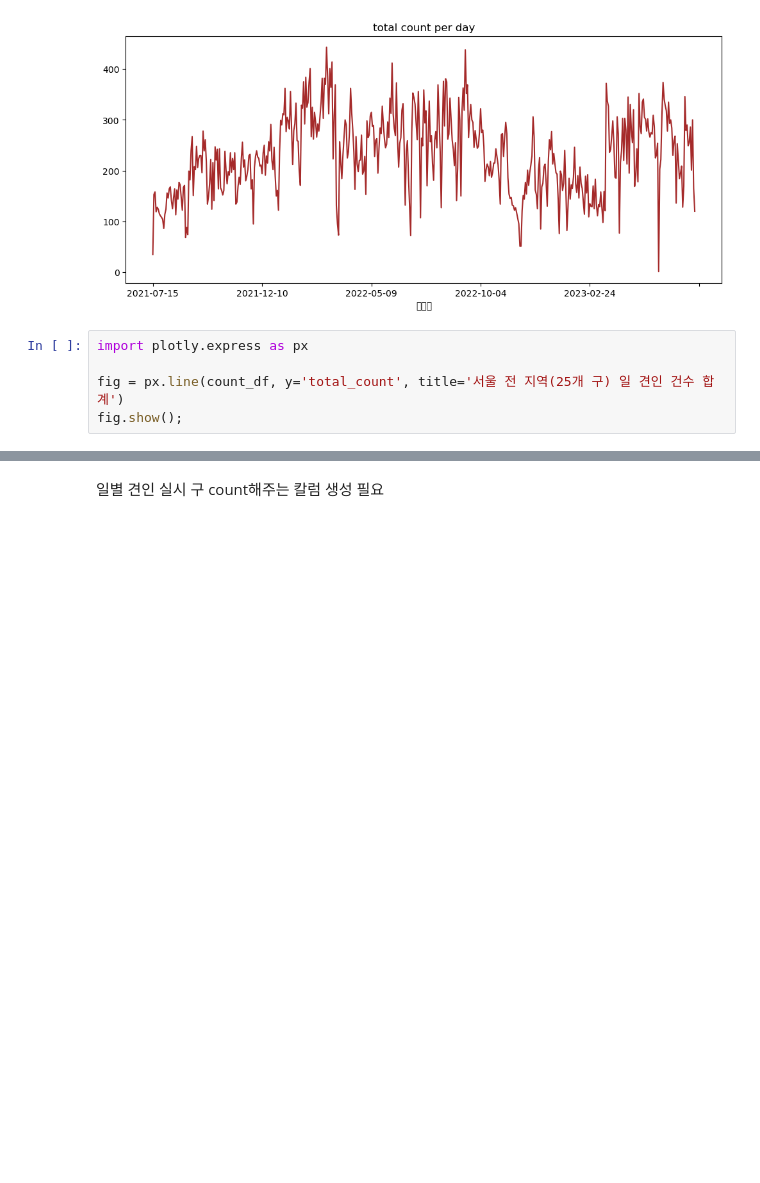
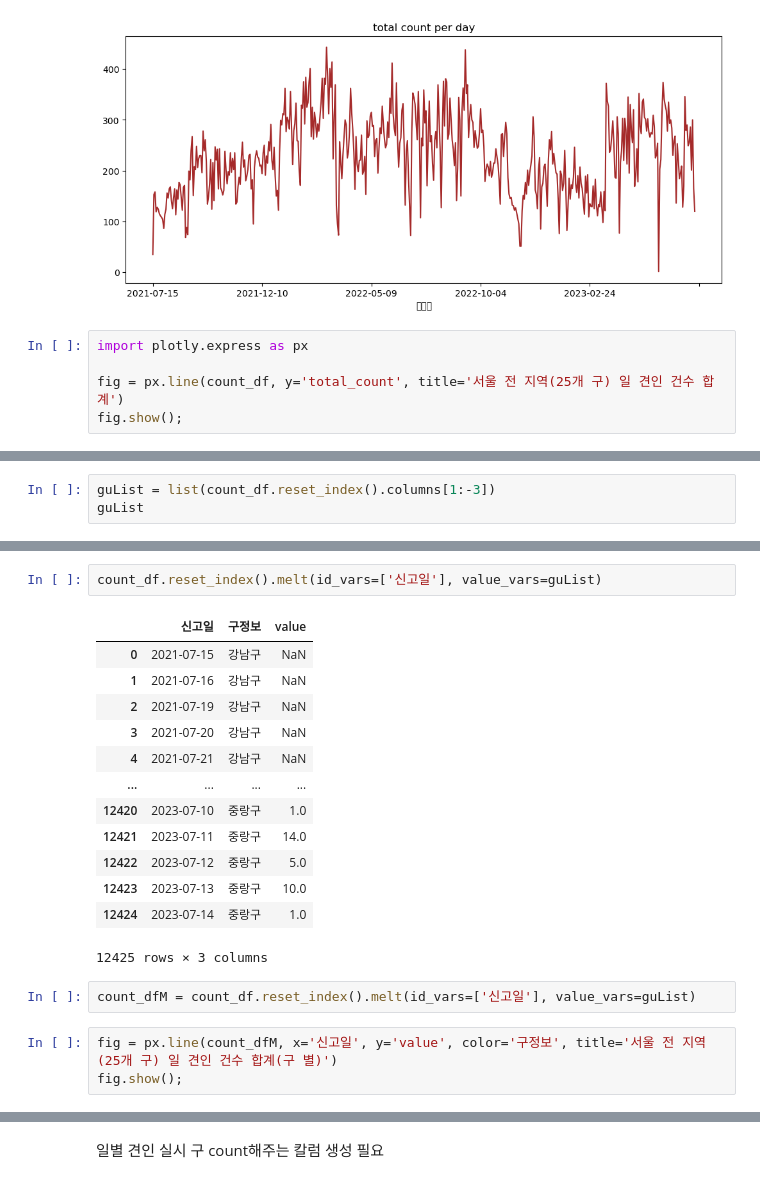
Before and after one commit to dragon11112222/kickboard_towaway_parking_seoul, a Jupyter notebook: 231026visualization.ipynb, the cells around one changed output, grey strips where cells are left out. Drawn from its saved outputs; the diff is of its cells as text; blank space fills up the shorter version.

Commit message:
일 견인 건수 합계 그래프 구별로
- 구별 집계 df를 신고일 기준으로 melt
- plotly.express 그래프
- plotly.graph_objects로 connectgaps=True 그래프(끊긴 구간 이어주는 그래프)

```diff
--- a/231026visualization.ipynb
+++ b/231026visualization.ipynb
@@ -205,0 +208,3 @@ fig.show();
+# %%
+guList = list(count_df.reset_index().columns[1:-3])
+guList
@@ -205,0 +229,21 @@ fig.show();
+# %%
+count_df.reset_index().melt(id_vars=['신고일'], value_vars=guList)
+# %% [output]
+|  | 신고일 | 구정보 | value |
+| 0 | 2021-07-15 | 강남구 | NaN |
+| 1 | 2021-07-16 | 강남구 | NaN |
+| 2 | 2021-07-19 | 강남구 | NaN |
+| 3 | 2021-07-20 | 강남구 | NaN |
+| 4 | 2021-07-21 | 강남구 | NaN |
+| ... | ... | ... | ... |
+| 12420 | 2023-07-10 | 중랑구 | 1.0 |
+| 12421 | 2023-07-11 | 중랑구 | 14.0 |
+| 12422 | 2023-07-12 | 중랑구 | 5.0 |
+| 12423 | 2023-07-13 | 중랑구 | 10.0 |
+| 12424 | 2023-07-14 | 중랑구 | 1.0 |
+12425 rows × 3 columns
+# %%
+count_dfM = count_df.reset_index().melt(id_vars=['신고일'], value_vars=guList)
+# %%
+fig = px.line(count_dfM, x='신고일', y='value', color='구정보', title='서울 전 지역(25개 구) 일 견인 건수 합계(구 별)')
+fig.show();
```
Also changed, not shown: parts of 4 cells of this notebook.
